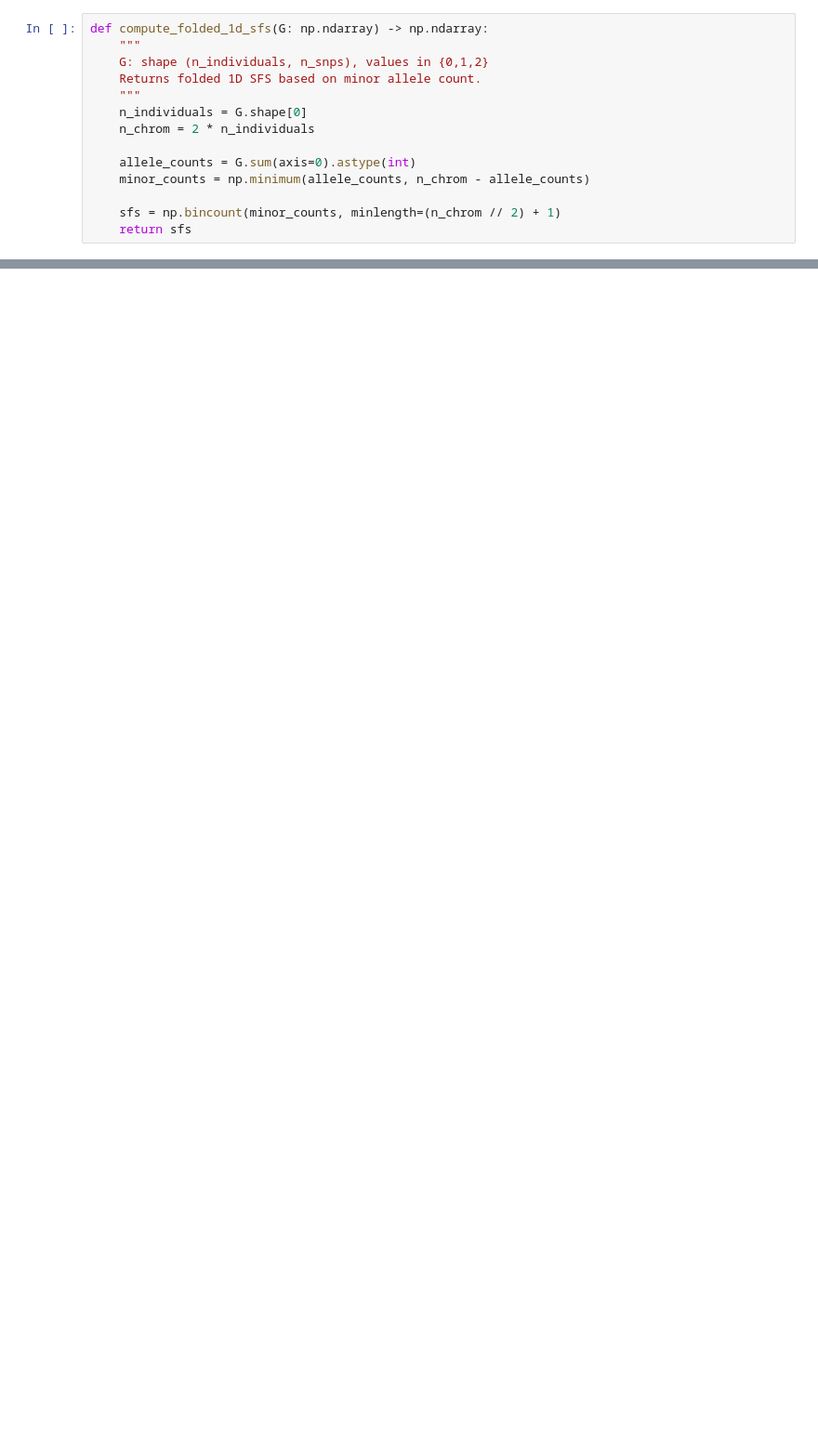
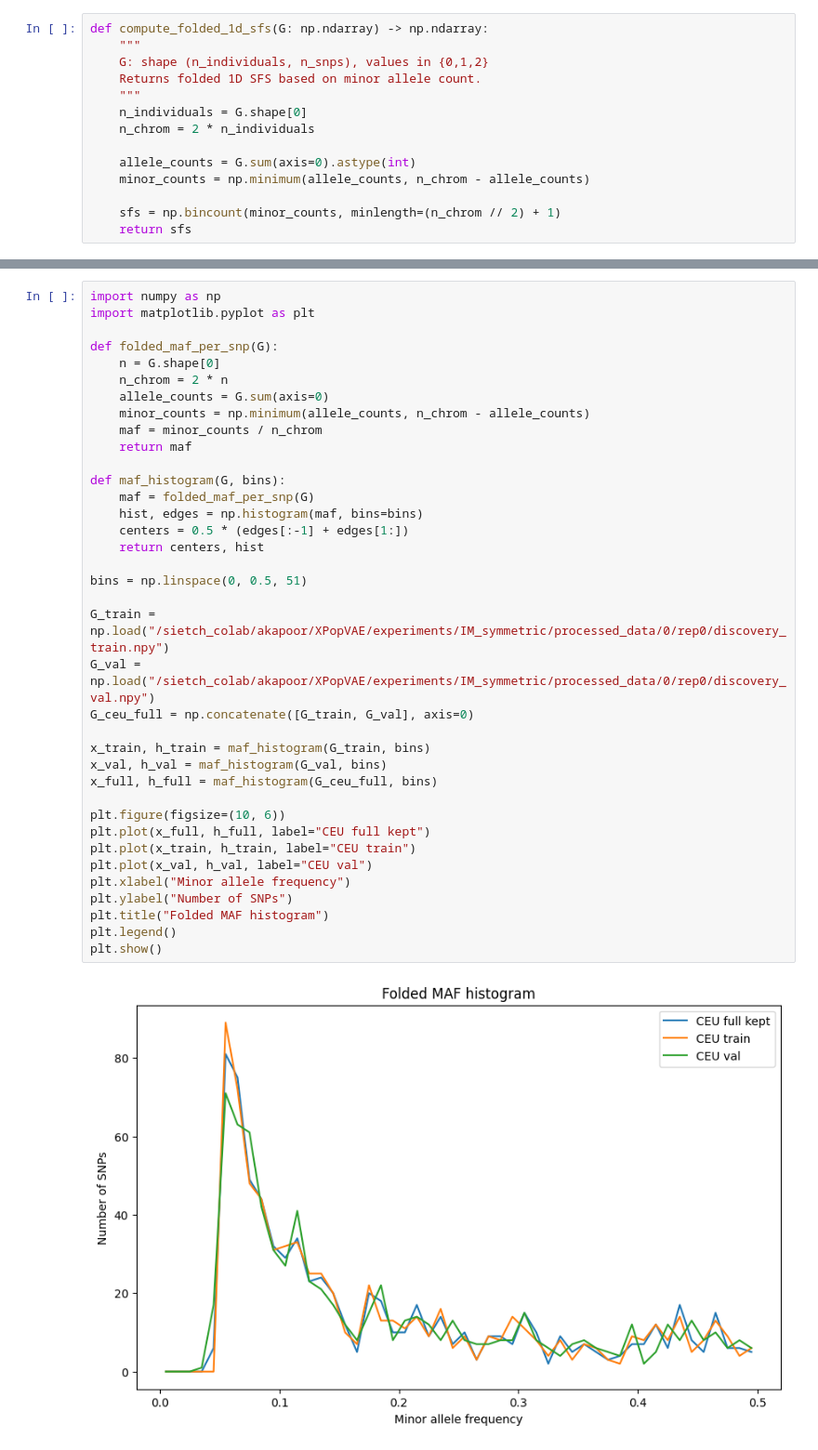
Before and after one commit to ak1376/XPopVAE, a Jupyter notebook: notebooks/inspecting_VAE_output.ipynb, the cells around one changed output, grey strips where cells are left out. Shown at 93% size. Drawn from its saved outputs; the diff is of its cells as text; blank space fills up the shorter version.

```diff
--- a/notebooks/inspecting_VAE_output.ipynb
+++ b/notebooks/inspecting_VAE_output.ipynb
@@ -959,0 +960,39 @@ Self log-likelihood: -1812.7183293457958
+# %%
+import numpy as np
+import matplotlib.pyplot as plt
+
+def folded_maf_per_snp(G):
+    n = G.shape[0]
+    n_chrom = 2 * n
+    allele_counts = G.sum(axis=0)
+    minor_counts = np.minimum(allele_counts, n_chrom - allele_counts)
+    maf = minor_counts / n_chrom
+    return maf
+
+def maf_histogram(G, bins):
+    maf = folded_maf_per_snp(G)
+    hist, edges = np.histogram(maf, bins=bins)
+    centers = 0.5 * (edges[:-1] + edges[1:])
+    return centers, hist
+
+bins = np.linspace(0, 0.5, 51)
+
+G_train = np.load("/sietch_colab/akapoor/XPopVAE/experiments/IM_symmetric/processed_data/0/rep0/discovery_train.npy")
+G_val = np.load("/sietch_colab/akapoor/XPopVAE/experiments/IM_symmetric/processed_data/0/rep0/discovery_val.npy")
+G_ceu_full = np.concatenate([G_train, G_val], axis=0)
+
+x_train, h_train = maf_histogram(G_train, bins)
+x_val, h_val = maf_histogram(G_val, bins)
+x_full, h_full = maf_histogram(G_ceu_full, bins)
+
+plt.figure(figsize=(10, 6))
+plt.plot(x_full, h_full, label="CEU full kept")
+plt.plot(x_train, h_train, label="CEU train")
+plt.plot(x_val, h_val, label="CEU val")
+plt.xlabel("Minor allele frequency")
+plt.ylabel("Number of SNPs")
+plt.title("Folded MAF histogram")
+plt.legend()
+plt.show()
+# %% [output]
+[figure, added]
```
Also changed, not shown: parts of 5 cells of this notebook, 2 other files.
